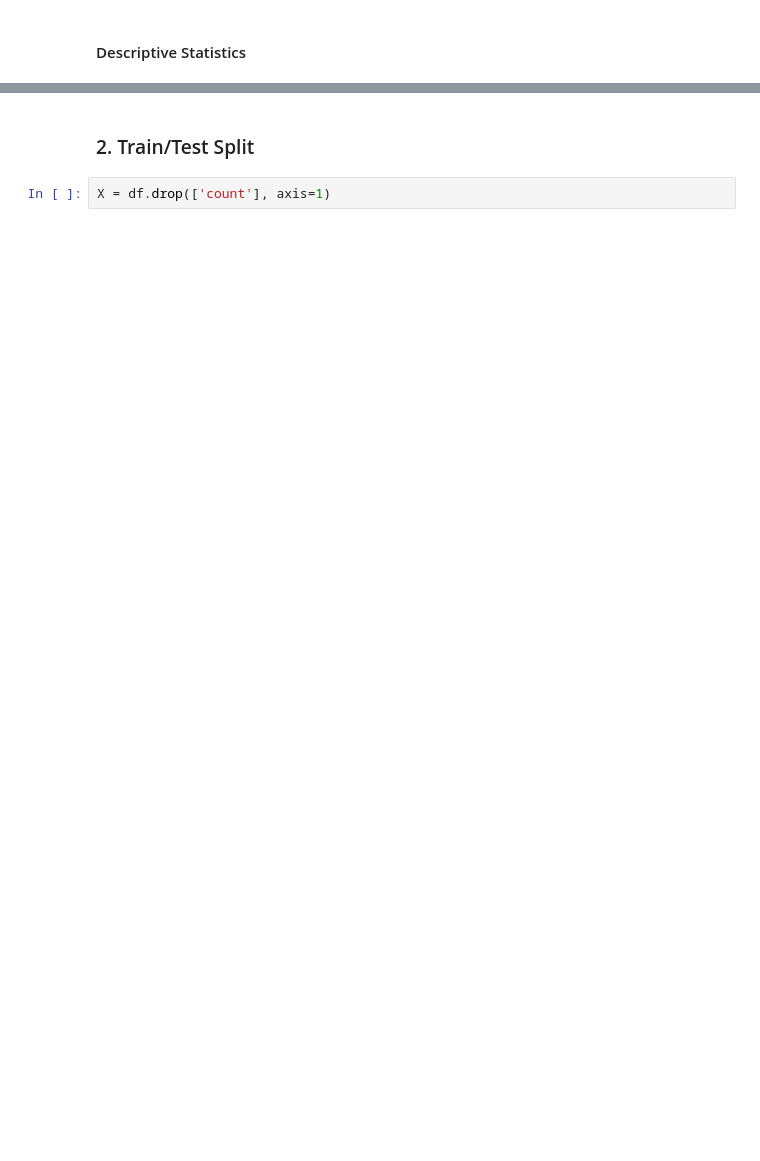
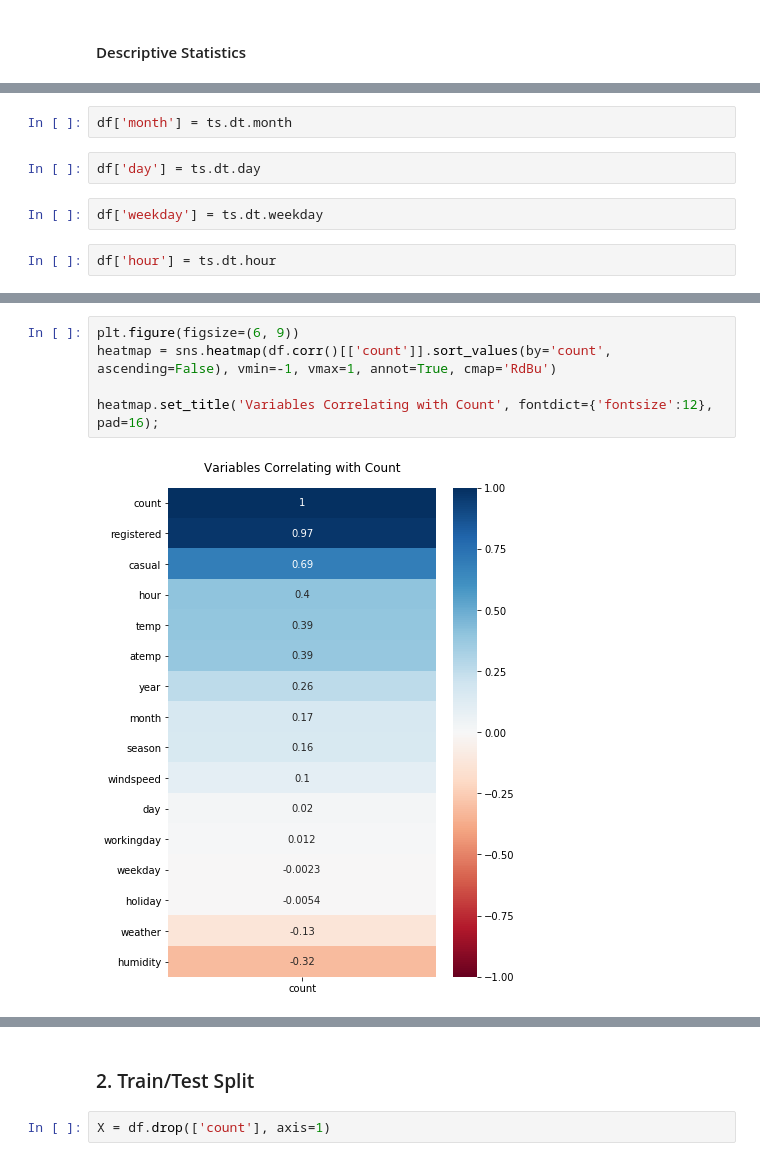
Before and after one commit to snaylix/bootcamp, a Jupyter notebook: 03_week/10_01_Regression_Capital_Bike_Share_INCOMPLETE.ipynb, the cells around one changed output, grey strips where cells are left out. Cells and saved outputs as stored; diff of their text form; blank space fills up the shorter version.

```diff
--- a/03_week/10_01_Regression_Capital_Bike_Share_INCOMPLETE.ipynb
+++ b/03_week/10_01_Regression_Capital_Bike_Share_INCOMPLETE.ipynb
@@ -111 +135,9 @@ df.describe()
+# %%
+df['month'] = ts.dt.month
+# %%
+df['day'] = ts.dt.day
+# %%
+df['weekday'] = ts.dt.weekday
+# %%
+df['hour'] = ts.dt.hour
 # %%
@@ -125,0 +182,7 @@ DatetimeIndex(['2011-01-01 00:00:00', '2011-01-01 01:00:00',
+# %%
+plt.figure(figsize=(6, 9))
+heatmap = sns.heatmap(df.corr()[['count']].sort_values(by='count', ascending=False), vmin=-1, vmax=1, annot=True, cmap='RdBu')
+
+heatmap.set_title('Variables Correlating with Count', fontdict={'fontsize':12}, pad=16);
+# %% [output]
+[figure, added]
```
Also changed, not shown: parts of 27 cells of this notebook, 1 other file.
